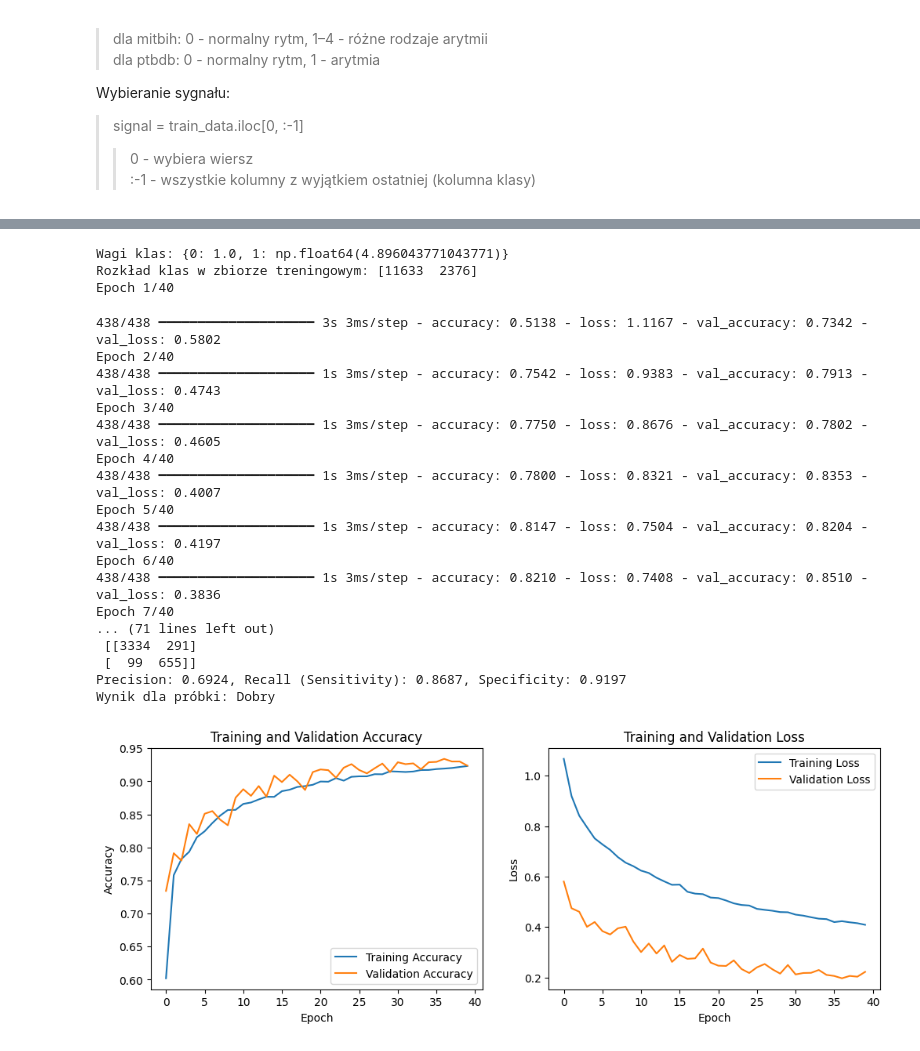
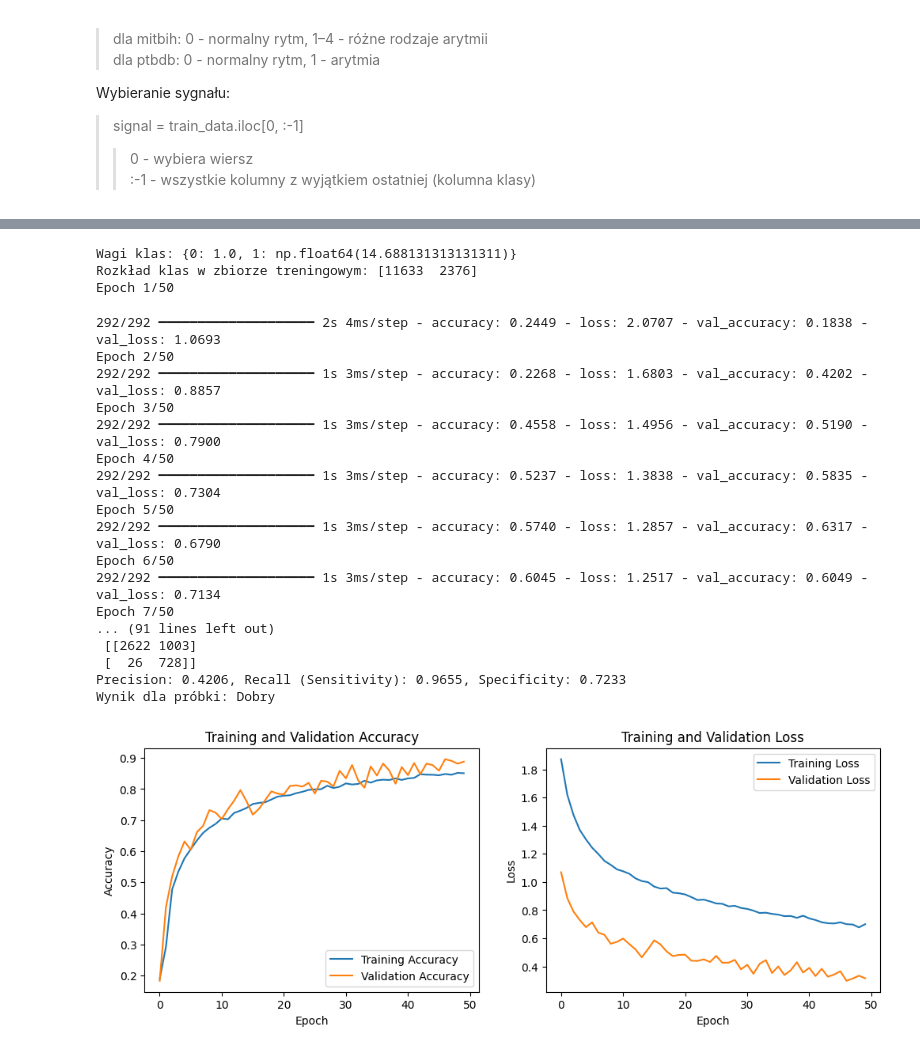
Before and after one commit to mikolajkurek/ECG-Signal-Anomaly-Detection-Model, a Jupyter notebook: main.ipynb, the cells around one changed output, grey strips where cells are left out. Drawn from its saved outputs; the diff is of its cells as text; code cells hidden in the pictures.

Commit message:
Precision: 0.4206, Sensitivity: 0.9655

```diff
--- a/main.ipynb
+++ b/main.ipynb
@@ -142,7 +142,9 @@ X_train, X_val, y_train, y_val = train_test_split(X_train, y_train, test_size=0.
 
 # 4. Obliczenie wag klas
 # Waga dla klasy 1 (niedobry) = liczba próbek klasy 0 / liczba próbek klasy 1
-class_weight = {0: 1.0, 1: sum(y_train == 0) / sum(y_train == 1)}
+# k to współczynnik (np. 1.5, 2.0, 3.0), który dodatkowo zwiększa wagę klasy 1
+k = 3
+class_weight = {0: 1.0, 1: sum(y_train == 0) / sum(y_train == 1) * k}
 print("Wagi klas:", class_weight)
 print("Rozkład klas w zbiorze treningowym:", np.bincount(y_train))
 
@@ -162,7 +164,7 @@ model = Sequential([
 model.compile(optimizer=Adam(learning_rate=0.0001), loss='binary_crossentropy', metrics=['accuracy'])
 
 # 6. Trenowanie modelu z wagami klas
-history = model.fit(X_train, y_train, epochs=40, batch_size=32,
+history = model.fit(X_train, y_train, epochs=50, batch_size=48,
                     validation_data=(X_val, y_val), class_weight=class_weight, verbose=1)
 
 # 7. Ocena modelu
@@ -170,7 +172,7 @@ test_loss, test_accuracy = model.evaluate(X_test, y_test)
 print(f"Test Accuracy: {test_accuracy:.4f}")
 
 # Dodatkowe metryki
-y_pred = (model.predict(X_test) > 0.5).astype(int)
+y_pred = (model.predict(X_test) > 0.3).astype(int)
 cm = confusion_matrix(y_test, y_pred)
 print("Macierz pomyłek:\n", cm)
 precision = precision_score(y_test, y_pred)
@@ -184,49 +186,49 @@ def predict_ekg(signal, model, scaler):
         signal = signal.reshape(1, -1, 1)
     signal = scaler.transform(signal.reshape(-1, signal.shape[-1])).reshape(signal.shape)
     prediction = model.predict(signal, verbose=0)
     return "Dobry" if prediction[0] < 0.5 else "Niedobry"
 
 # Przykład predykcji
 sample_signal = X_test[0:1]
 result = predict_ekg(sample_signal, model, scaler)
 print(f"Wynik dla próbki: {result}")
 
 # 9. Wizualizacja wyników
 plt.figure(figsize=(12, 4))
 plt.subplot(1, 2, 1)
 plt.plot(history.history['accuracy'], label='Training Accuracy')
 plt.plot(history.history['val_accuracy'], label='Validation Accuracy')
 plt.title('Training and Validation Accuracy')
 plt.xlabel('Epoch')
 plt.ylabel('Accuracy')
 plt.legend()
 plt.subplot(1, 2, 2)
 plt.plot(history.history['loss'], label='Training Loss')
 plt.plot(history.history['val_loss'], label='Validation Loss')
 plt.title('Training and Validation Loss')
 plt.xlabel('Epoch')
 plt.ylabel('Loss')
 plt.legend()
 plt.show()
 # %% [output]
-Wagi klas: {0: 1.0, 1: np.float64(4.896043771043771)}
+Wagi klas: {0: 1.0, 1: np.float64(14.688131313131311)}
 Rozkład klas w zbiorze treningowym: [11633  2376]
-Epoch 1/40
+Epoch 1/50
-438/438 ━━━━━━━━━━━━━━━━━━━━ 3s 3ms/step - accuracy: 0.5138 - loss: 1.1167 - val_accuracy: 0.7342 - val_loss: 0.5802
-Epoch 2/40
-438/438 ━━━━━━━━━━━━━━━━━━━━ 1s 3ms/step - accuracy: 0.7542 - loss: 0.9383 - val_accuracy: 0.7913 - val_loss: 0.4743
-Epoch 3/40
-438/438 ━━━━━━━━━━━━━━━━━━━━ 1s 3ms/step - accuracy: 0.7750 - loss: 0.8676 - val_accuracy: 0.7802 - val_loss: 0.4605
-Epoch 4/40
-438/438 ━━━━━━━━━━━━━━━━━━━━ 1s 3ms/step - accuracy: 0.7800 - loss: 0.8321 - val_accuracy: 0.8353 - val_loss: 0.4007
-Epoch 5/40
-438/438 ━━━━━━━━━━━━━━━━━━━━ 1s 3ms/step - accuracy: 0.8147 - loss: 0.7504 - val_accuracy: 0.8204 - val_loss: 0.4197
-Epoch 6/40
-438/438 ━━━━━━━━━━━━━━━━━━━━ 1s 3ms/step - accuracy: 0.8210 - loss: 0.7408 - val_accuracy: 0.8510 - val_loss: 0.3836
-Epoch 7/40
-... (71 lines left out)
- [[3334  291]
- [  99  655]]
-Precision: 0.6924, Recall (Sensitivity): 0.8687, Specificity: 0.9197
+292/292 ━━━━━━━━━━━━━━━━━━━━ 2s 4ms/step - accuracy: 0.2449 - loss: 2.0707 - val_accuracy: 0.1838 - val_loss: 1.0693
+Epoch 2/50
+292/292 ━━━━━━━━━━━━━━━━━━━━ 1s 3ms/step - accuracy: 0.2268 - loss: 1.6803 - val_accuracy: 0.4202 - val_loss: 0.8857
+Epoch 3/50
+292/292 ━━━━━━━━━━━━━━━━━━━━ 1s 3ms/step - accuracy: 0.4558 - loss: 1.4956 - val_accuracy: 0.5190 - val_loss: 0.7900
+Epoch 4/50
+292/292 ━━━━━━━━━━━━━━━━━━━━ 1s 3ms/step - accuracy: 0.5237 - loss: 1.3838 - val_accuracy: 0.5835 - val_loss: 0.7304
+Epoch 5/50
+292/292 ━━━━━━━━━━━━━━━━━━━━ 1s 3ms/step - accuracy: 0.5740 - loss: 1.2857 - val_accuracy: 0.6317 - val_loss: 0.6790
+Epoch 6/50
+292/292 ━━━━━━━━━━━━━━━━━━━━ 1s 3ms/step - accuracy: 0.6045 - loss: 1.2517 - val_accuracy: 0.6049 - val_loss: 0.7134
+Epoch 7/50
+... (91 lines left out)
+ [[2622 1003]
+ [  26  728]]
+Precision: 0.4206, Recall (Sensitivity): 0.9655, Specificity: 0.7233
 Wynik dla próbki: Dobry
-[figure, old version]
+[figure, new version]
```
Also changed, not shown: parts of 1 cell of this notebook.
